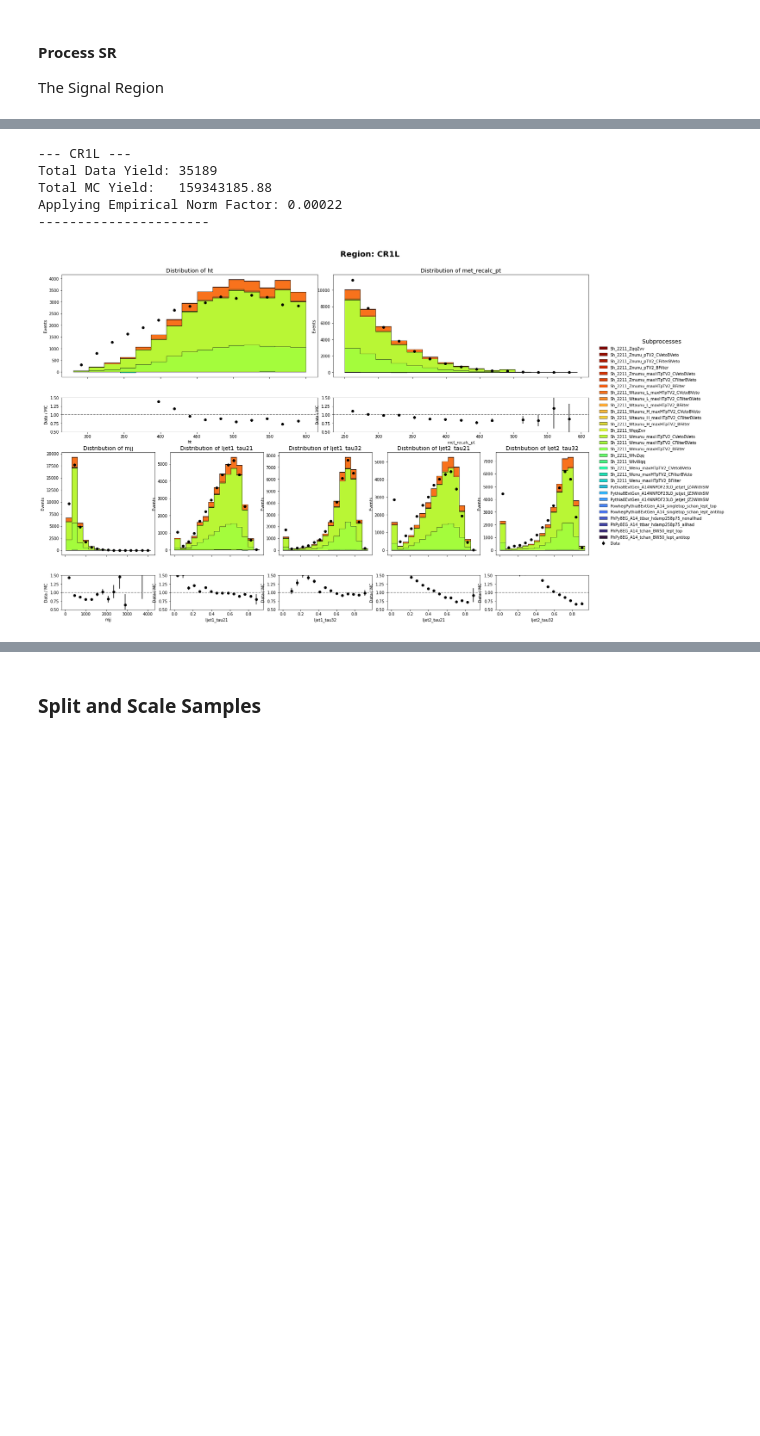
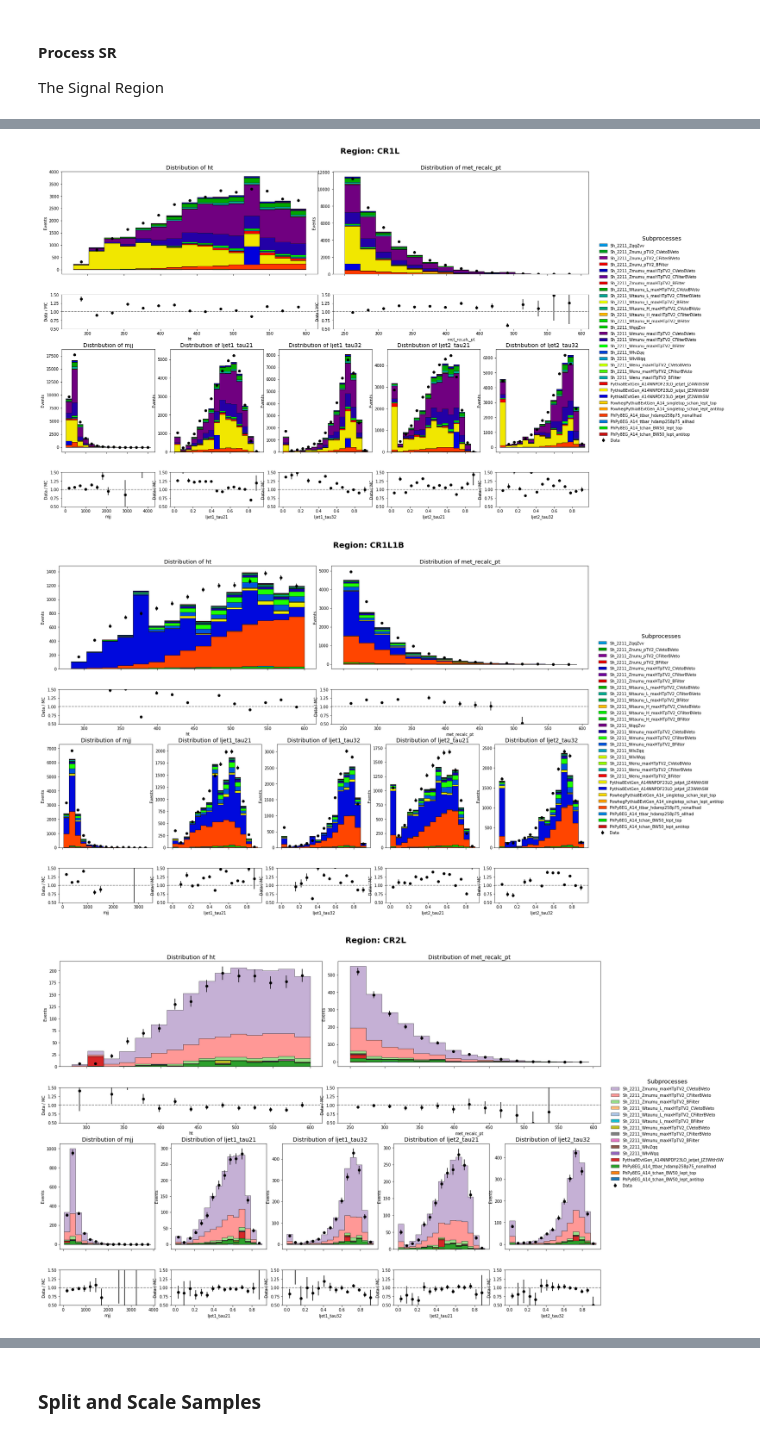
Before and after one commit to sherkaicode/Non-Resonant-AD, a Jupyter notebook: NRAD_PREP.ipynb, the cells around one changed output, grey strips where cells are left out. Drawn from its saved outputs; the diff is of its cells as text; code cells hidden in the pictures; blank space fills up the shorter version.

```diff
--- a/NRAD_PREP.ipynb
+++ b/NRAD_PREP.ipynb
@@ -605 +757,31 @@ mc_total_df = pl.concat([MC_CR1L, MC_CR1L1B, MC_CR2L, MC_CR0L])
+# %%
+MC_CR1L = apply_final_weights(MC_CR1L, meta_df)
+MC_CR1L1B = apply_final_weights(MC_CR1L1B, meta_df)
+MC_CR2L = apply_final_weights(MC_CR2L, meta_df)
+MC_CR0L = apply_final_weights(MC_CR0L, meta_df)
+MC_SR = apply_final_weights(MC_SR, meta_df)
+
+MC_CR0L_test = MC_CR0L.filter(
+    # (pl.col("ht") >= 100) &
+    (pl.col("met_recalc_pt") >= 300)
+)
+DATA_CR0L_test = DATA_CR0L.filter(
+    # (pl.col("ht") >= 100) &
+    (pl.col("met_recalc_pt") >= 300)
+)
+MC_SR_clean = MC_SR.filter(
+    # (pl.col("ht") >= 1000) &
+    (pl.col("met_recalc_pt") < 2000) &
+    (pl.col("mjj") < 10000) &
+    (pl.col("ht") < 4000)
+)
+DATA_SR_clean = DATA_SR.filter(
+    # (pl.col("ht") >= 1000) &
+    (pl.col("met_recalc_pt") < 2000) &
+    (pl.col("mjj") < 10000) &
+    (pl.col("ht") < 4000)
+)
+
+data_total_df = pl.concat([DATA_CR1L, DATA_CR1L1B, DATA_CR2L, DATA_CR0L_test])
+mc_total_df = pl.concat([MC_CR1L, MC_CR1L1B, MC_CR2L, MC_CR0L_test])
 # %%
@@ -614,11 +805,15 @@ Applying Empirical Norm Factor: 0.60251
 # %%
 # procs_to_remove = ["Pythia8EvtGen_A14NNPDF23LO_jetjet_JZ1WithSW", "Pythia8EvtGen_A14NNPDF23LO_jetjet_JZ3WithSW", "Pythia8EvtGen_A14NNPDF23LO_jetjet_JZ4WithSW"]
 # df_mc = MC_CR1L.filter(~pl.col("subprocess").is_in(procs_to_remove))
-with_meta_MC_CR1L = plot_subprocess_data_comparison(MC_CR1L, DATA_CR1L, region_name="CR1L")
+
+
+for mc_df, data_df, region in zip(
+    [MC_CR1L, MC_CR1L1B, MC_CR2L, MC_CR0L_test, MC_SR_clean],
+    [DATA_CR1L, DATA_CR1L1B, DATA_CR2L, DATA_CR0L_test, DATA_SR_clean],
+    ["CR1L", "CR1L1B", "CR2L", "CR0L", "SR"]
+):
+    plot_subprocess_data_comparison(mc_df, data_df, region_name=region)
 # %% [output]
---- CR1L ---
-Total Data Yield: 35189
-Total MC Yield:   159343185.88
-Applying Empirical Norm Factor: 0.00022
-----------------------
-[figure, old version]
+[figure, new version]
+[figure, added]
+[figure, added]
```
Also changed, not shown: parts of 27 cells of this notebook, 15 other files.
